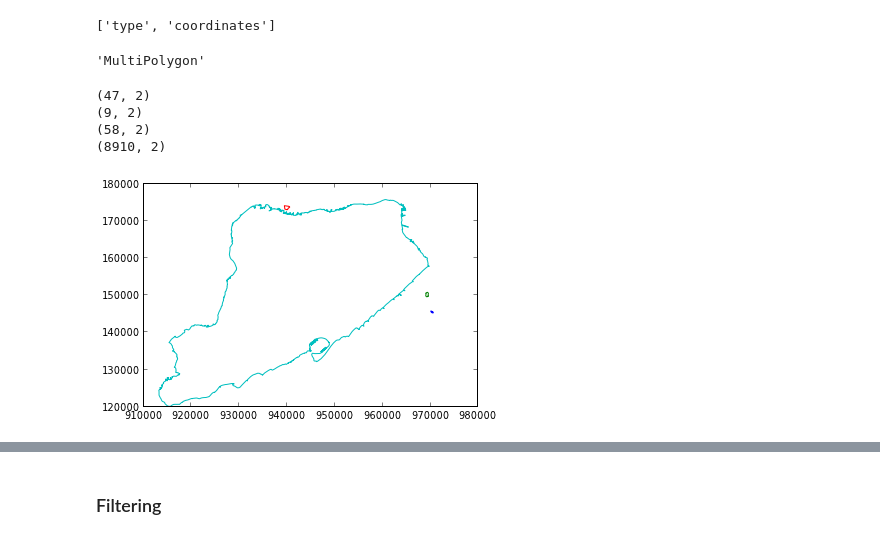
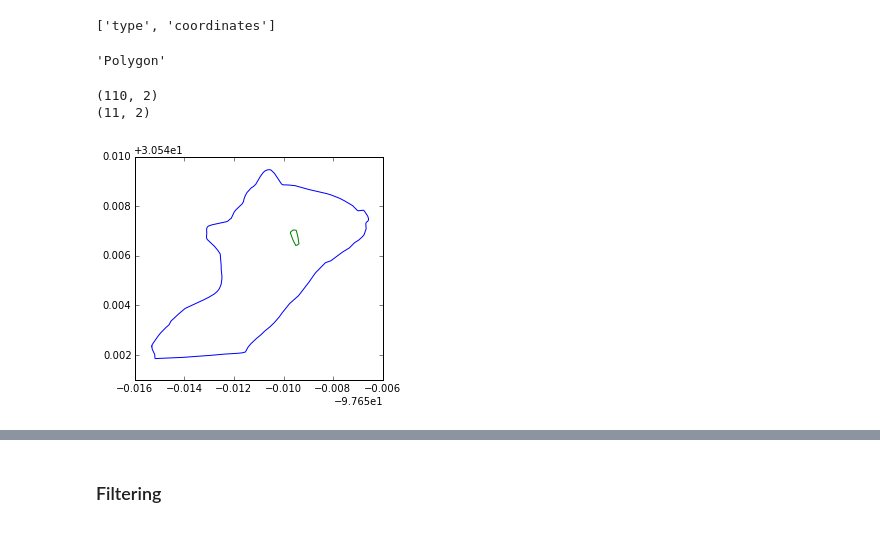
Before and after one commit to kjordahl/SciPy-Tutorial-2015, a Jupyter notebook: examples/reading vector data with Fiona.ipynb, the cells around one changed output, grey strips where cells are left out. Saved outputs shown, nothing was run; the diff lists cells and outputs as text; code cells hidden in the pictures.

Commit message:
Update Fiona example for OSM data

```diff
--- a/examples/reading vector data with Fiona.ipynb
+++ b/examples/reading vector data with Fiona.ipynb
@@ -0,0 +3,14 @@
+# %%
+from __future__ import print_function
+import os
+import numpy as np
+import matplotlib.pyplot as plt
+import fiona
+%matplotlib inline
+
+data_dir = os.path.join(os.path.abspath('..'), 'data')
+input_file = os.path.join(data_dir, 'austin-osm', 'austin_texas_osm_waterareas.shp')
+if os.path.exists(input_file):
+    print('Input file:', input_file)
+else:
+    print('Please download the tutorial data or fix the path!')
@@ -13,0 +21,3 @@ IOError: no such file or directory: '/Users/kjordahl/scipy2015/data/nybb_13a/nyb
+# %%
+c = fiona.open(input_file, 'r')
+c
@@ -86,18 +86,14 @@ rec['geometry'].keys()
 # %%
 rec['geometry']['type']
 # %% [output]
-'MultiPolygon'
+'Polygon'
 # %%
-import numpy as np
-from matplotlib.pyplot import plot
-
 for poly in rec['geometry']['coordinates']:
-    coords = array(poly).squeeze()
-    print coords.shape
-    plot(coords[:,0], coords[:,1])
+    coords = np.array(poly).squeeze()
+    print(coords.shape)
+    plt.plot(coords[:,0], coords[:,1])
+plt.gca().set_aspect('equal')
 # %% [output]
-(47, 2)
-(9, 2)
-(58, 2)
-(8910, 2)
+(110, 2)
+(11, 2)
-[figure, old version]
+[figure, new version]
```
Also changed, not shown: parts of 18 cells of this notebook.
